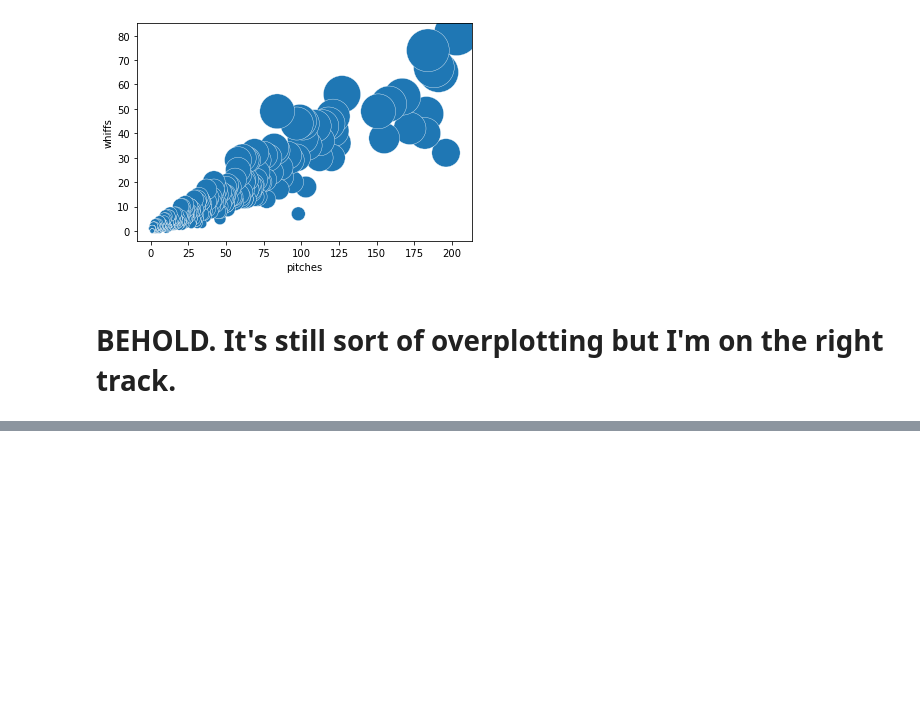
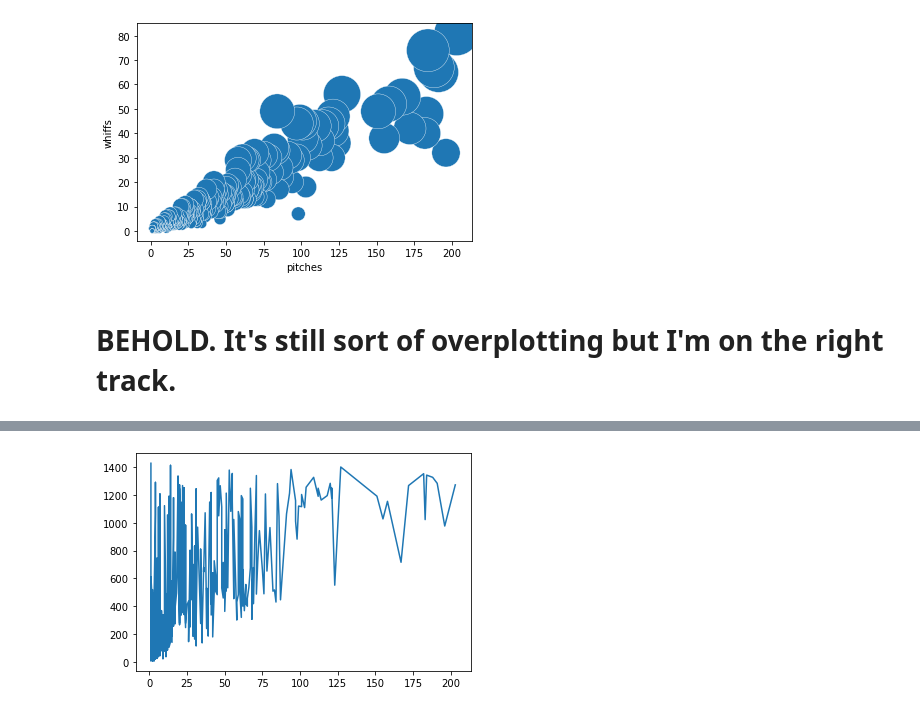
Before and after one commit to Katherine89Lee/Curveball-Data, a Jupyter notebook: Curveballs.ipynb, the cells around one changed output, grey strips where cells are left out. Cells and saved outputs as stored; diff of their text form; code cells hidden in the pictures; blank space fills up the shorter version.

```diff
--- a/Curveballs.ipynb
+++ b/Curveballs.ipynb
@@ -106,0 +119,7 @@ sns.scatterplot(data=curveballs_clean, x="pitches", y="whiffs", size="whiffs", l
+# %%
+#I'm facepalming over here. I should have known better than to do that, I guess.
+
+plt.plot('pitches', 'total_pitches', data=curveballs_clean)
+plt.show()
+# %% [output]
+[figure, added]
```
Also changed, not shown: parts of 4 cells of this notebook.
